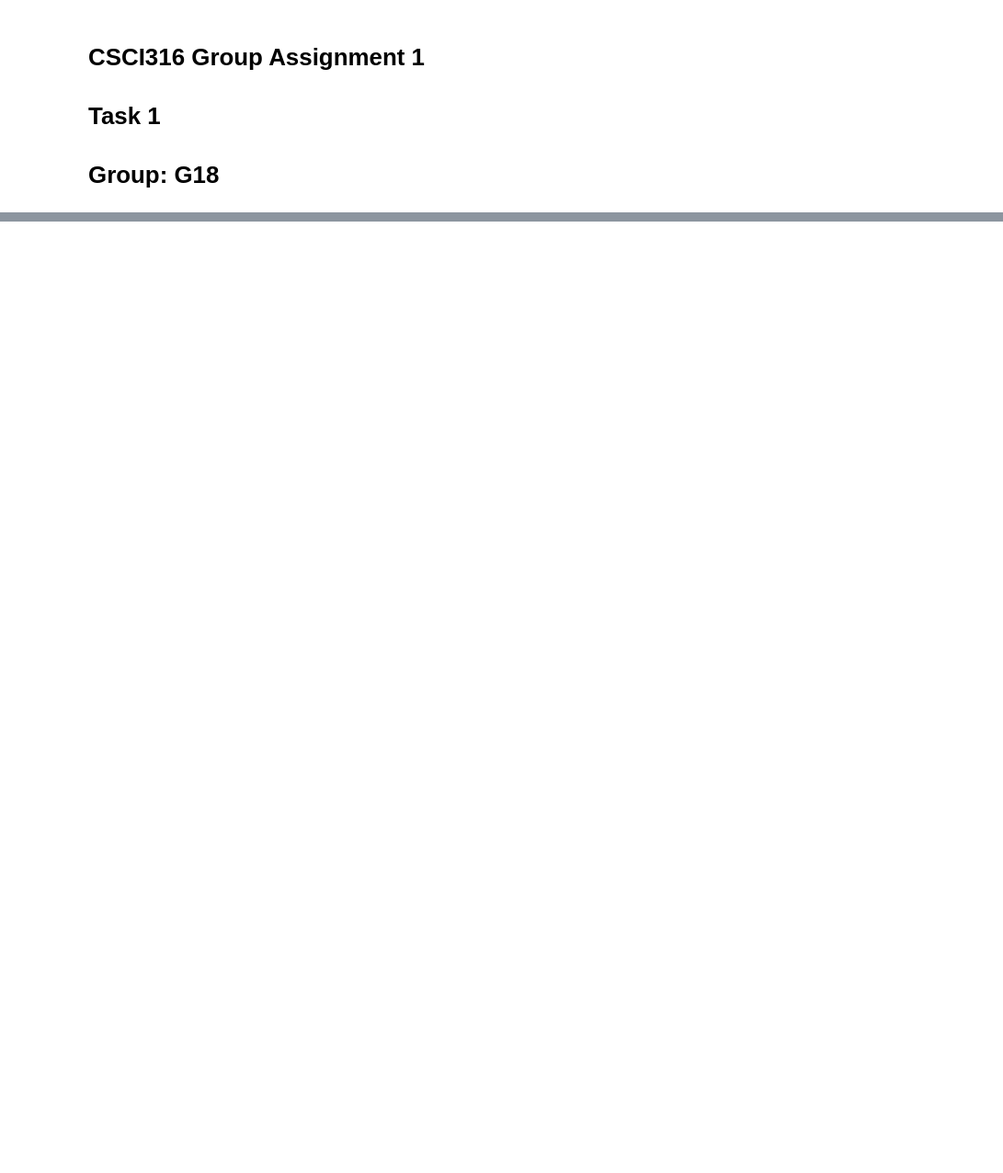
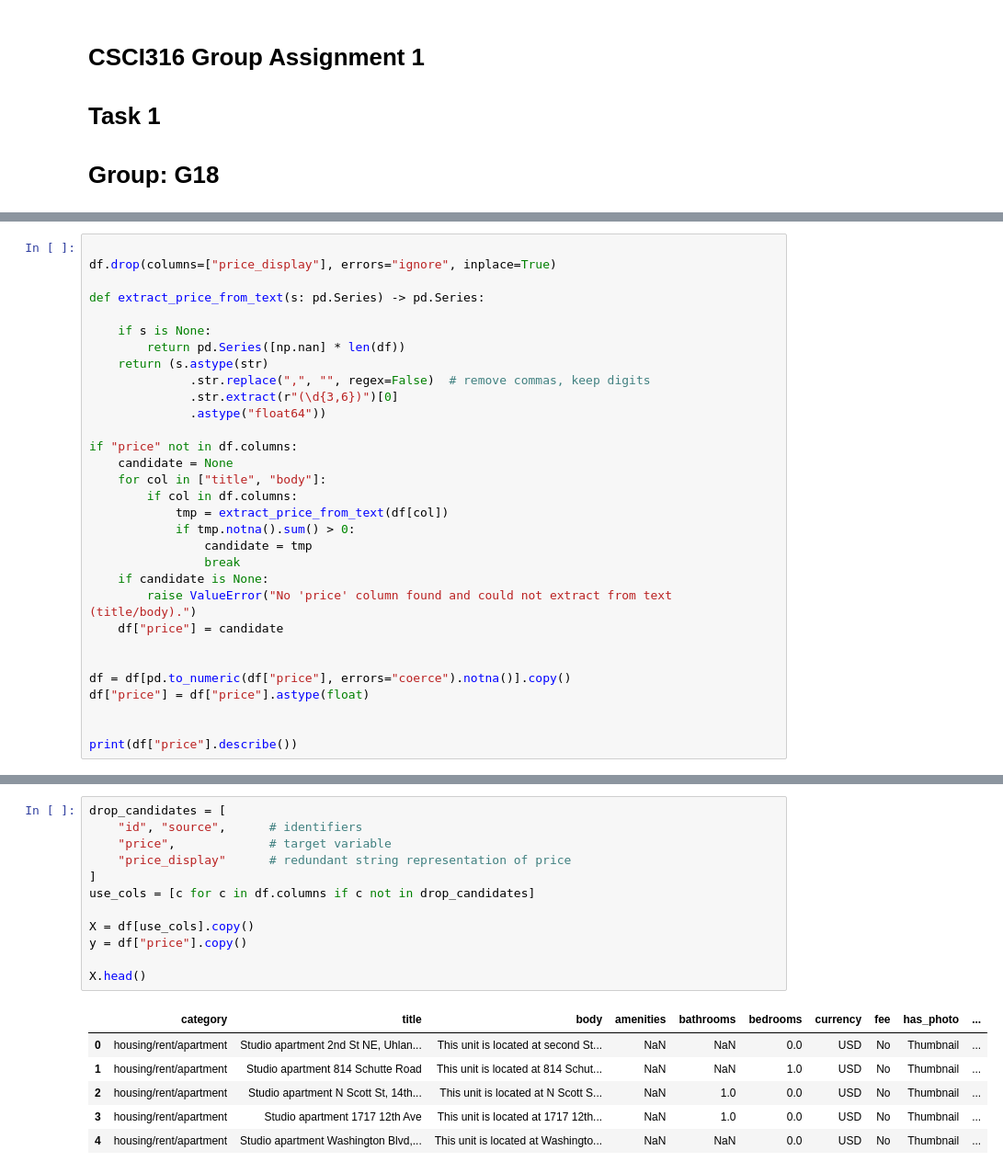
Before and after one commit to beatricemailum/CSCI316_GroupAssignment, a Jupyter notebook: CSCI316_G18_Task1.ipynb, the cells around one changed output, grey strips where cells are left out. Shown: that part at 92% size. Drawn from its saved outputs; the diff is of its cells as text; blank space fills up the shorter version.

```diff
--- a/CSCI316_G18_Task1.ipynb
+++ b/CSCI316_G18_Task1.ipynb
@@ -20,0 +70,31 @@ df.head()
+# %%
+
+df.drop(columns=["price_display"], errors="ignore", inplace=True)
+
+def extract_price_from_text(s: pd.Series) -> pd.Series:
+
+    if s is None:
+        return pd.Series([np.nan] * len(df))
+    return (s.astype(str)
+              .str.replace(",", "", regex=False)  # remove commas, keep digits
+              .str.extract(r"(\d{3,6})")[0]
+              .astype("float64"))
+
+if "price" not in df.columns:
+    candidate = None
+    for col in ["title", "body"]:
+        if col in df.columns:
+            tmp = extract_price_from_text(df[col])
+            if tmp.notna().sum() > 0:
+                candidate = tmp
+                break
+    if candidate is None:
+        raise ValueError("No 'price' column found and could not extract from text (title/body).")
+    df["price"] = candidate
+
+
+df = df[pd.to_numeric(df["price"], errors="coerce").notna()].copy()
+df["price"] = df["price"].astype(float)
+
+
+print(df["price"].describe())
@@ -20,0 +151,19 @@ df.head()
+# %%
+drop_candidates = [
+    "id", "source",      # identifiers
+    "price",             # target variable
+    "price_display"      # redundant string representation of price
+]
+use_cols = [c for c in df.columns if c not in drop_candidates]
+
+X = df[use_cols].copy()
+y = df["price"].copy()
+
+X.head()
+# %% [output]
+|  | category | title | body | amenities | bathrooms | bedrooms | currency | fee | has_photo | ... |
+| 0 | housing/rent/apartment | Studio apartment 2nd St NE, Uhlan... | This unit is located at second St... | NaN | NaN | 0.0 | USD | No | Thumbnail | ... |
+| 1 | housing/rent/apartment | Studio apartment 814 Schutte Road | This unit is located at 814 Schut... | NaN | NaN | 1.0 | USD | No | Thumbnail | ... |
+| 2 | housing/rent/apartment | Studio apartment N Scott St, 14th... | This unit is located at N Scott S... | NaN | 1.0 | 0.0 | USD | No | Thumbnail | ... |
+| 3 | housing/rent/apartment | Studio apartment 1717 12th Ave | This unit is located at 1717 12th... | NaN | 1.0 | 0.0 | USD | No | Thumbnail | ... |
+| 4 | housing/rent/apartment | Studio apartment Washington Blvd,... | This unit is located at Washingto... | NaN | NaN | 0.0 | USD | No | Thumbnail | ... |
```
Also changed, not shown: parts of 5 cells of this notebook.
